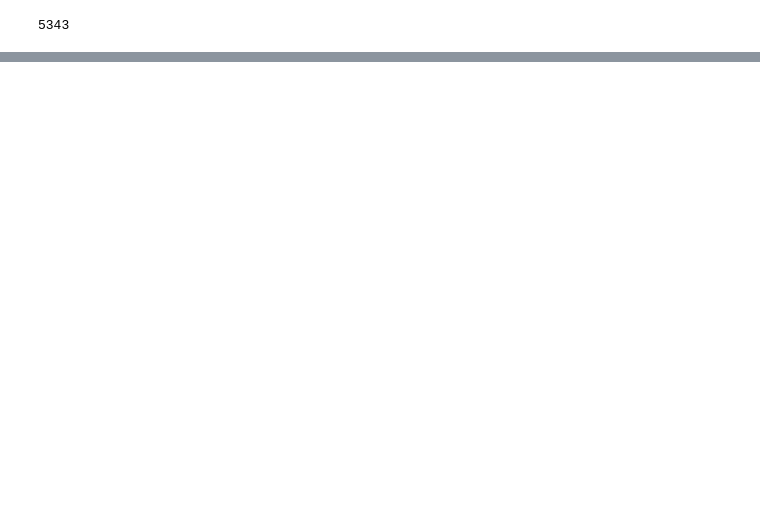
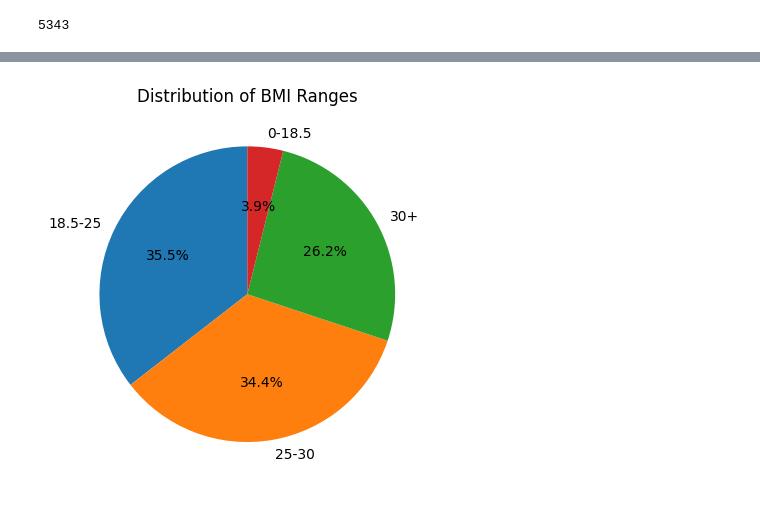
Before and after one commit to chenghong99/SGH-assignment, a Jupyter notebook: Assesment.ipynb, the cells around one changed output, grey strips where cells are left out. Cells and saved outputs as stored; diff of their text form; code cells hidden in the pictures; blank space fills up the shorter version.

```diff
--- a/Assesment.ipynb
+++ b/Assesment.ipynb
@@ -52,0 +104,21 @@ result_df = pd.read_sql_query(query, connection)
+# %%
+## Explore bmi range of data
+query = "SELECT bmi FROM data"
+bmi_df = pd.read_sql_query(query, connection)
+
+bins = [0, 18.5, 25, 30, 100]
+
+# Create labels for the bmi ranges
+labels = ['0-18.5', '18.5-25', '25-30', '30+']
+
+bmi_df['bmi_range'] = pd.cut(bmi_df['bmi'], bins=bins, labels=labels, right=False)
+
+# Count the occurrences of each age range
+bmi_range_counts = bmi_df['bmi_range'].value_counts()
+
+# Plotting a pie chart
+plt.pie(bmi_range_counts, labels=bmi_range_counts.index, autopct='%1.1f%%', startangle=90)
+plt.title('Distribution of BMI Ranges')
+plt.show()
+# %% [output]
+[figure, added]
```
Also changed, not shown: parts of 7 cells of this notebook, 1 other file.
